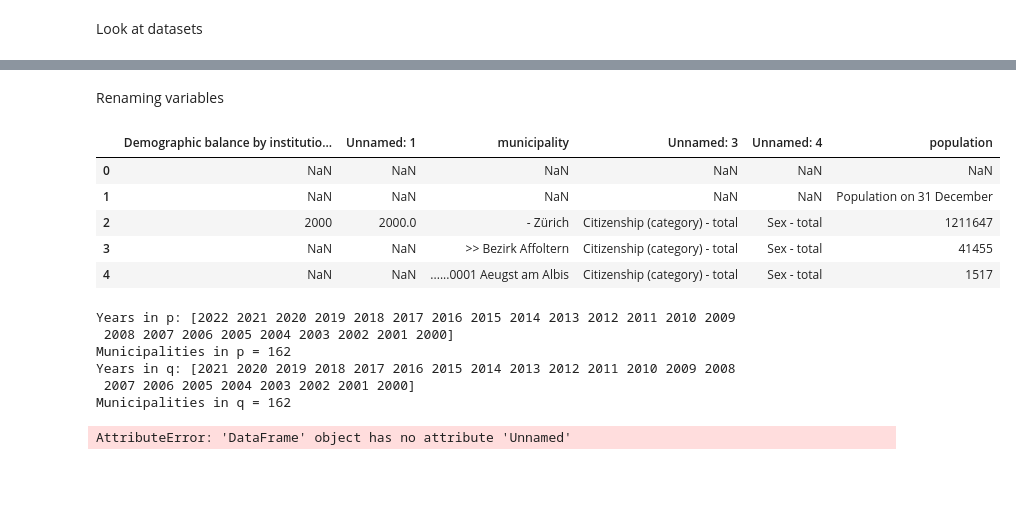
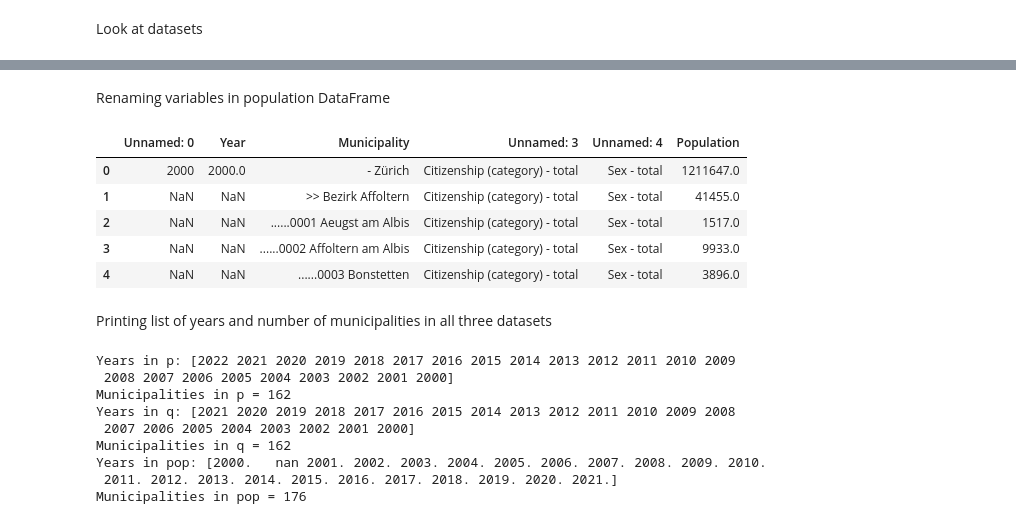
Before and after one commit to biguntitled/Intro_Num, a Jupyter notebook: 02_Data_Project/ZH Waste/DataProject_Marius.ipynb, the cells around one changed output, grey strips where cells are left out. Cells and saved outputs as stored; diff of their text form; code cells hidden in the pictures; blank space fills up the shorter version.

```diff
--- a/02_Data_Project/ZH Waste/DataProject_Marius.ipynb
+++ b/02_Data_Project/ZH Waste/DataProject_Marius.ipynb
@@ -53,0 +59,3 @@ pop.head(5)
+# %%
+pop = pd.read_excel('Data/population_2.xlsx', skiprows=2)
+pop.head(5)
@@ -54,21 +69,23 @@ pop.head(5)
 # %% [markdown]
-Renaming variables
+Renaming variables in population DataFrame
 # %%
-pop.rename(columns = {'Unnamed: 2':'municipality', 'Unnamed: 5' : 'population'}, inplace=True)
+pop.rename(columns = {'Unnamed: 2':'Municipality', 'Population on 31 December' : 'Population', 'Unnamed: 1' : 'Year'}, inplace=True)
 pop.head(5)
 # %% [output]
-|  | Demographic balance by institutio... | Unnamed: 1 | municipality | Unnamed: 3 | Unnamed: 4 | population |
-| 0 | NaN | NaN | NaN | NaN | NaN | NaN |
-| 1 | NaN | NaN | NaN | NaN | NaN | Population on 31 December |
-| 2 | 2000 | 2000.0 | - Zürich | Citizenship (category) - total | Sex - total | 1211647 |
-| 3 | NaN | NaN | >> Bezirk Affoltern | Citizenship (category) - total | Sex - total | 41455 |
-| 4 | NaN | NaN | ......0001 Aeugst am Albis | Citizenship (category) - total | Sex - total | 1517 |
+|  | Unnamed: 0 | Year | Municipality | Unnamed: 3 | Unnamed: 4 | Population |
+| 0 | 2000 | 2000.0 | - Zürich | Citizenship (category) - total | Sex - total | 1211647.0 |
+| 1 | NaN | NaN | >> Bezirk Affoltern | Citizenship (category) - total | Sex - total | 41455.0 |
+| 2 | NaN | NaN | ......0001 Aeugst am Albis | Citizenship (category) - total | Sex - total | 1517.0 |
+| 3 | NaN | NaN | ......0002 Affoltern am Albis | Citizenship (category) - total | Sex - total | 9933.0 |
+| 4 | NaN | NaN | ......0003 Bonstetten | Citizenship (category) - total | Sex - total | 3896.0 |
+# %% [markdown]
+Printing list of years and number of municipalities in all three datasets
 # %%
 print(f'Years in p: {p.Year.unique()}')
 print(f'Municipalities in p = {len(p.Municipality.unique())}')
 print(f'Years in q: {q.Year.unique()}')
 print(f'Municipalities in q = {len(q.Municipality.unique())}')
-print(f'Years in pop: {pop.Unnamed: 1.unique()}')
+print(f'Years in pop: {pop.Year.unique()}')
 print(f'Municipalities in pop = {len(pop.Municipality.unique())}')
 # %% [output]
 Years in p: [2022 2021 2020 2019 2018 2017 2016 2015 2014 2013 2012 2011 2010 2009
@@ -77,4 +94,6 @@ Municipalities in p = 162
 Years in q: [2021 2020 2019 2018 2017 2016 2015 2014 2013 2012 2011 2010 2009 2008
  2007 2006 2005 2004 2003 2002 2001 2000]
 Municipalities in q = 162
+Years in pop: [2000.   nan 2001. 2002. 2003. 2004. 2005. 2006. 2007. 2008. 2009. 2010.
+ 2011. 2012. 2013. 2014. 2015. 2016. 2017. 2018. 2019. 2020. 2021.]
+Municipalities in pop = 176
-AttributeError: 'DataFrame' object has no attribute 'Unnamed'
```
Also changed, not shown: parts of 16 cells of this notebook.
